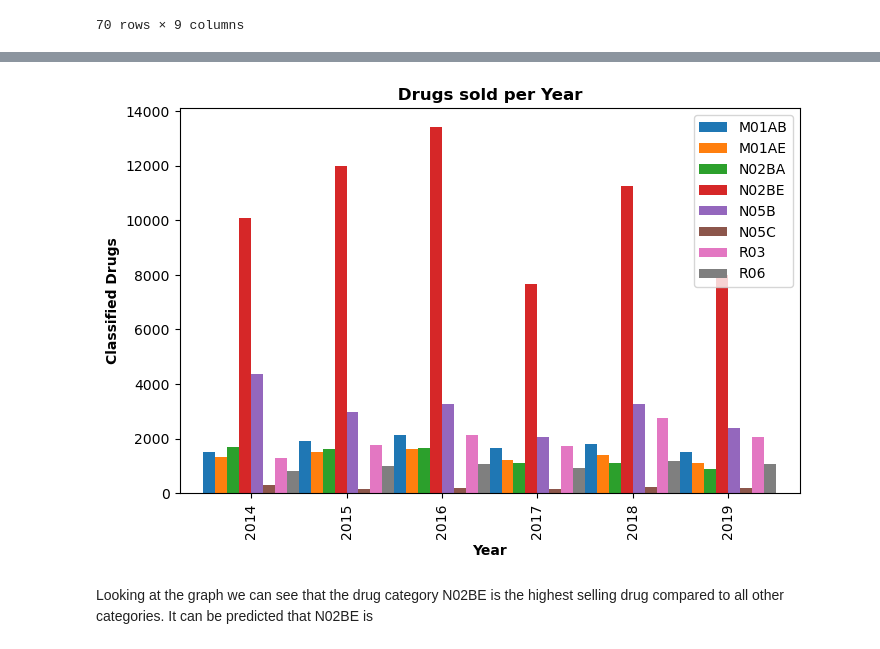
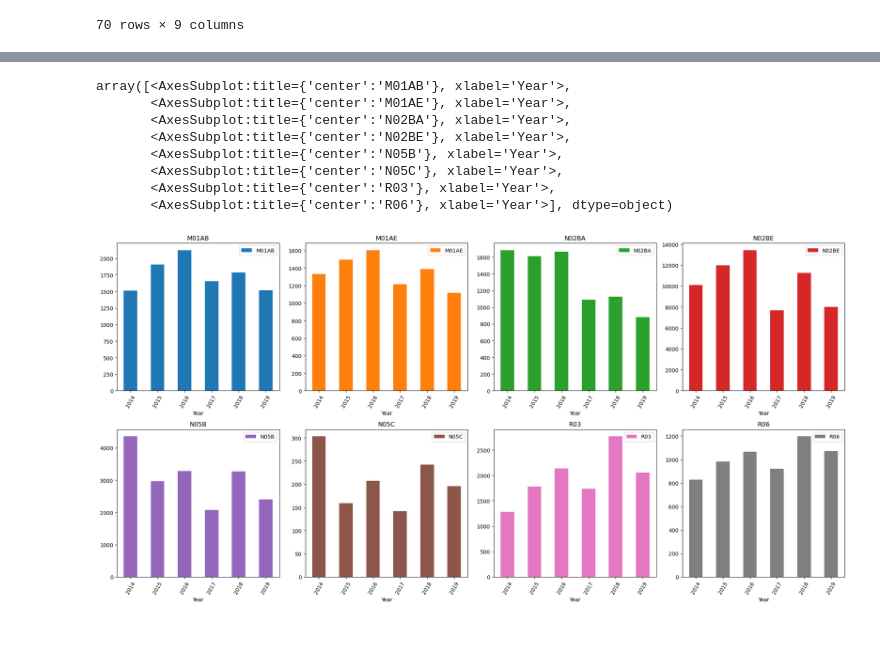
Before and after one commit to jsafadi0/project1, a Jupyter notebook: project1/Pharma_salesPy.ipynb, the cells around one changed output, grey strips where cells are left out. Cells and saved outputs as stored; diff of their text form; code cells hidden in the pictures.

```diff
--- a/project1/Pharma_salesPy.ipynb
+++ b/project1/Pharma_salesPy.ipynb
@@ -64,23 +96,31 @@ Comparison of Total Sale of Drugs Yearly( 2014- 2019 ): We are looking at 8 diff
 # %%
 # total count for med sold per year
 # RUPAL FINISH GRAPH
 pharma_monthly_df['Year'] = pd.DatetimeIndex(pharma_monthly_df['datum']).year
 yearly_df = pharma_monthly_df.groupby('Year').sum()
 yearly_df.reset_index(0)
-yearly_df
 
-yearly_df.plot(kind='bar',figsize=(8,5), width=1)
+fig, a = plt.subplots(2, 4, figsize=(20, 10), tight_layout=True)
+yearly_df.plot(kind = "bar", ax=a, subplots=True, rot=60)
+
+# yearly_df.plot(kind='bar',figsize=(8,5), width=1)
 
 
-plt.title(label=' Drugs sold per Year ', fontweight = 'bold')
-plt.xlabel('Year', fontweight = 'bold')
-plt.ylabel('Classified Drugs', fontweight = 'bold')
-# plt.savefig("../Images/avg_temp.png")
+# plt.title(label=' Drugs sold per Year ', fontweight = 'bold')
+# plt.xlabel('Year', fontweight = 'bold')
+# plt.ylabel('Classified Drugs', fontweight = 'bold')
+# # plt.savefig("../Images/avg_temp.png")
 
-plt.show()
+# plt.show()
 
-plt.close()
+# plt.close()
 # %% [output]
+array([<AxesSubplot:title={'center':'M01AB'}, xlabel='Year'>,
+       <AxesSubplot:title={'center':'M01AE'}, xlabel='Year'>,
+       <AxesSubplot:title={'center':'N02BA'}, xlabel='Year'>,
+       <AxesSubplot:title={'center':'N02BE'}, xlabel='Year'>,
+       <AxesSubplot:title={'center':'N05B'}, xlabel='Year'>,
+       <AxesSubplot:title={'center':'N05C'}, xlabel='Year'>,
+       <AxesSubplot:title={'center':'R03'}, xlabel='Year'>,
+       <AxesSubplot:title={'center':'R06'}, xlabel='Year'>], dtype=object)
-[figure, old version]
+[figure, new version]
-# %% [markdown]
-Looking at the graph we can see that the drug category N02BE is the highest selling drug compared to all other categories. It can be predicted that N02BE is
```
Also changed, not shown: parts of 12 cells of this notebook, 8 other files.
